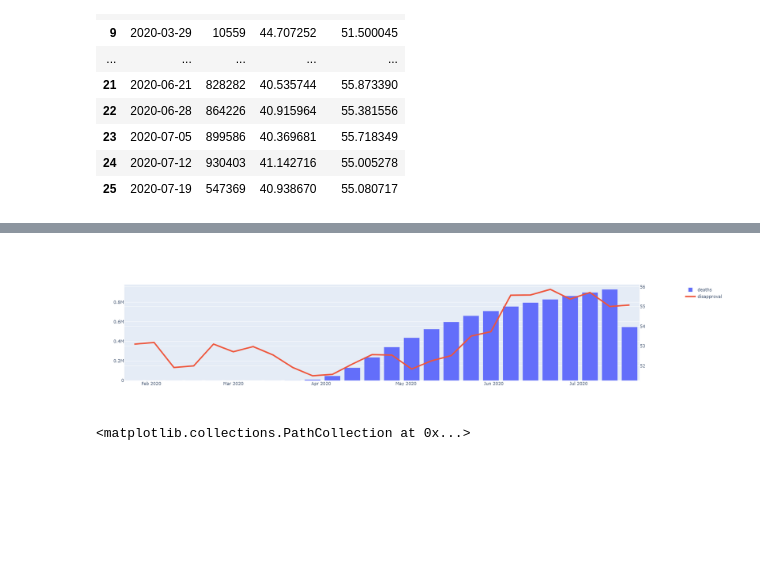
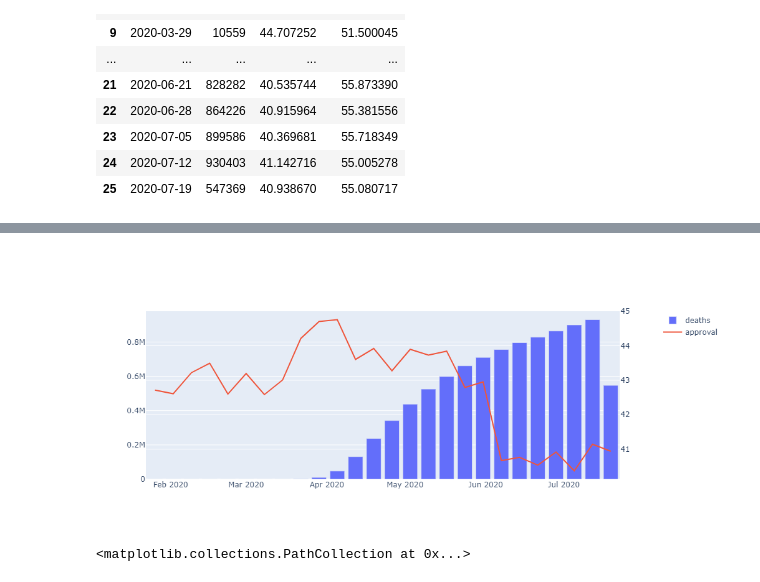
Before and after one commit to wrighhj/Group_2_Project_1, a Jupyter notebook: CovidProject_Presidential-hjw.ipynb, the cells around one changed output, grey strips where cells are left out. Saved outputs shown, nothing was run; the diff lists cells and outputs as text; code cells hidden in the pictures; blank space fills up the shorter version.

```diff
--- a/CovidProject_Presidential-hjw.ipynb
+++ b/CovidProject_Presidential-hjw.ipynb
@@ -186,13 +201,13 @@ Requirement already satisfied: pytz>=2017.2 in c:\users\wrighhj\anaconda3\lib\si
 # %%
-# Make figure overlaying COVID Deaths and Disapproval Ratings
+# Make figure overlaying COVID Deaths and Approval Ratings
 fig = make_subplots(specs=[[{"secondary_y": True}]])
 
 # Add traces
 fig.add_trace(go.Bar(x=bin['week'], y=bin['deaths'], name="deaths"), secondary_y=False)
 
-fig.add_trace(go.Scatter(x=bin['week'], y=bin['disapproval'], name="disapproval", ), secondary_y=True)
+fig.add_trace(go.Scatter(x=bin['week'], y=bin['approval'], name="approval", ), secondary_y=True)
 # %% [output]
-[figure, old version]
+[figure, new version]
 # %%
 x_data = df_approvalfinal['date_clean']
 y_data_approve = df_approvalfinal['adjusted_approve']
```
Also changed, not shown: parts of 2 cells of this notebook.
